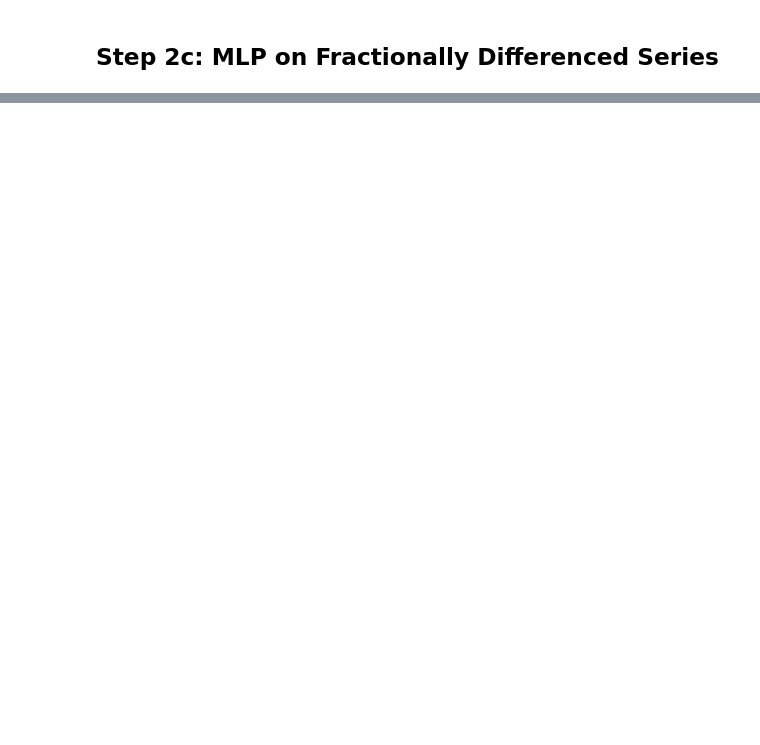
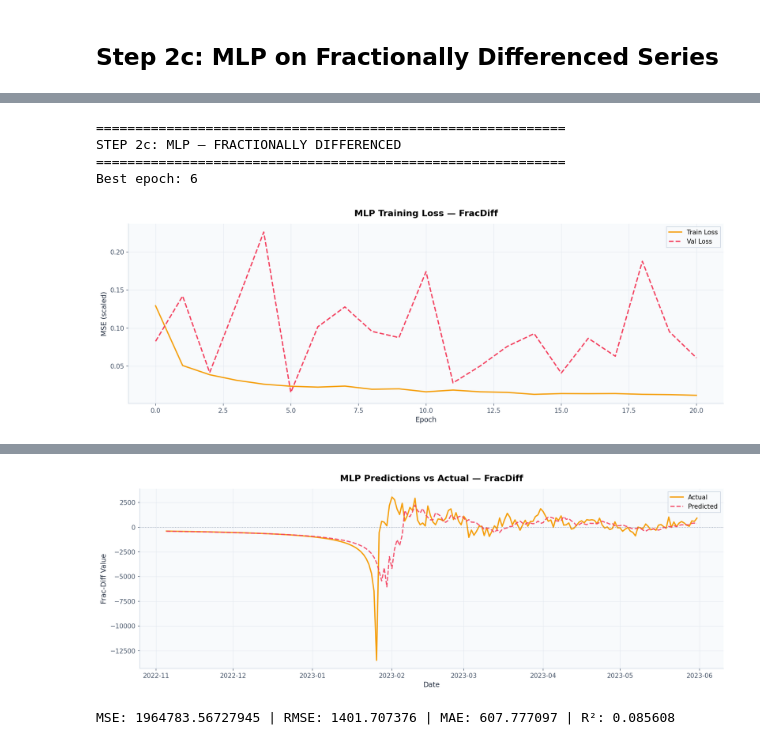
Before and after one commit to QuantSingularity/CNN-MLP-GAF-Deep-Learning-Finance, a Jupyter notebook: BTC_MLP_CNN_GAF_Forecasting.ipynb, the cells around one changed output, grey strips where cells are left out. Cells and saved outputs as stored; diff of their text form; code cells hidden in the pictures; blank space fills up the shorter version.

```diff
--- a/BTC_MLP_CNN_GAF_Forecasting.ipynb
+++ b/BTC_MLP_CNN_GAF_Forecasting.ipynb
@@ -902,0 +640,71 @@ R-squared: 0.912650
+# %%
+print("=" * 60)
+print("STEP 2c: MLP — FRACTIONALLY DIFFERENCED")
+print("=" * 60)
+
+X_fd, y_fd          = create_mlp_data(frac_diff_series.values, MLP_WINDOW)
+split_fd             = int(TRAIN_RATIO * len(X_fd))
+X_tr_fd, X_te_fd    = X_fd[:split_fd], X_fd[split_fd:]
+y_tr_fd, y_te_fd    = y_fd[:split_fd], y_fd[split_fd:]
+
+sc_fd_X = StandardScaler(); sc_fd_y = StandardScaler()
+X_tr_fd_sc = sc_fd_X.fit_transform(X_tr_fd)
+X_te_fd_sc = sc_fd_X.transform(X_te_fd)
+y_tr_fd_sc = sc_fd_y.fit_transform(y_tr_fd.reshape(-1, 1)).ravel()
+y_te_fd_sc = sc_fd_y.transform(y_te_fd.reshape(-1, 1)).ravel()
+
+mlp_fd = Sequential([
+    Dense(64, activation='relu', input_shape=(MLP_WINDOW,)),
+    Dropout(0.2), Dense(32, activation='relu'), Dropout(0.2), Dense(1)
+])
+mlp_fd.compile(optimizer=tf.keras.optimizers.Adam(LR), loss='mse')
+
+hist_fd = mlp_fd.fit(X_tr_fd_sc, y_tr_fd_sc,
+                      epochs=MLP_EPOCHS, batch_size=BATCH_SIZE,
+                      validation_split=VAL_SPLIT,
+                      callbacks=make_callbacks(MLP_PATIENCE, MLP_PATIENCE // 2), verbose=0)
+print(f"Best epoch: {np.argmin(hist_fd.history['val_loss']) + 1}")
+
+# — Loss curve —
+fig, ax = plt.subplots(figsize=FIG_SIZE)
+ax.plot(hist_fd.history['loss'],     color=C['amber'], lw=2,        label='Train Loss')
+ax.plot(hist_fd.history['val_loss'], color=C['rose'],  lw=2, ls='--', label='Val Loss')
+ax.set_title('MLP Training Loss — FracDiff')
+ax.set_xlabel('Epoch'); ax.set_ylabel('MSE (scaled)'); ax.legend()
+plt.tight_layout(); plt.show()
+
+y_pred_fd_sc = mlp_fd.predict(X_te_fd_sc, verbose=0).ravel()
+y_pred_fd    = sc_fd_y.inverse_transform(y_pred_fd_sc.reshape(-1, 1)).ravel()
+
+actual_test_length = len(y_te_fd)
+
+# Truncate y_pred_fd to match the actual test length
+y_pred_fd = y_pred_fd[:actual_test_length]
+
+# y_te_fd_plot should be y_te_fd itself as it represents the actual values
+y_te_fd_plot = y_te_fd
+
+# Reconstruct fd_test_index based on the actual_test_length
+fd_test_index = frac_diff_series.index[split_fd + MLP_WINDOW : split_fd + MLP_WINDOW + actual_test_length]
+
+# — Predictions vs Actual —
+fig, ax = plt.subplots(figsize=FIG_SIZE)
+ax.plot(fd_test_index, y_te_fd_plot, color=C['amber'], lw=2,        label='Actual')
+ax.plot(fd_test_index, y_pred_fd,    color=C['rose'],  lw=1.8, ls='--', label='Predicted', alpha=0.9)
+ax.axhline(0, color=C['slate'], ls=':', lw=1, alpha=0.6)
+ax.set_title('MLP Predictions vs Actual — FracDiff')
+ax.set_xlabel('Date'); ax.set_ylabel('Frac-Diff Value'); ax.legend()
+plt.tight_layout(); plt.show()
+
+mse_fd  = mean_squared_error(y_te_fd_plot, y_pred_fd)
+rmse_fd = np.sqrt(mse_fd)
+mae_fd  = mean_absolute_error(y_te_fd_plot, y_pred_fd)
+r2_fd   = r2_score(y_te_fd_plot, y_pred_fd)
+print(f"MSE: {mse_fd:.8f} | RMSE: {rmse_fd:.6f} | MAE: {mae_fd:.6f} | R²: {r2_fd:.6f}")
+mlp_metrics['FracDiff'] = dict(MSE=mse_fd, RMSE=rmse_fd, MAE=mae_fd, R2=r2_fd)
+# %% [output]
+============================================================
+STEP 2c: MLP — FRACTIONALLY DIFFERENCED
+============================================================
+Best epoch: 6
+[figure, added]
@@ -903 +712,3 @@ R-squared: 0.912650
+[figure, added]
+MSE: 1964783.56727945 | RMSE: 1401.707376 | MAE: 607.777097 | R²: 0.085608
 # %%
```
Also changed, not shown: parts of 39 cells of this notebook.
